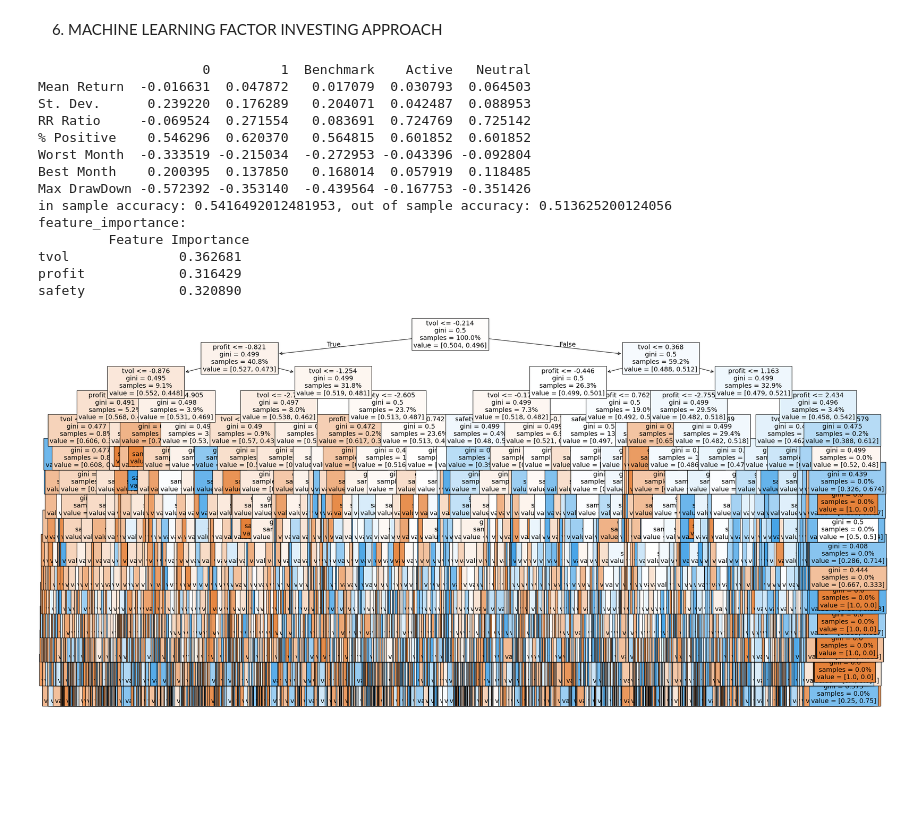
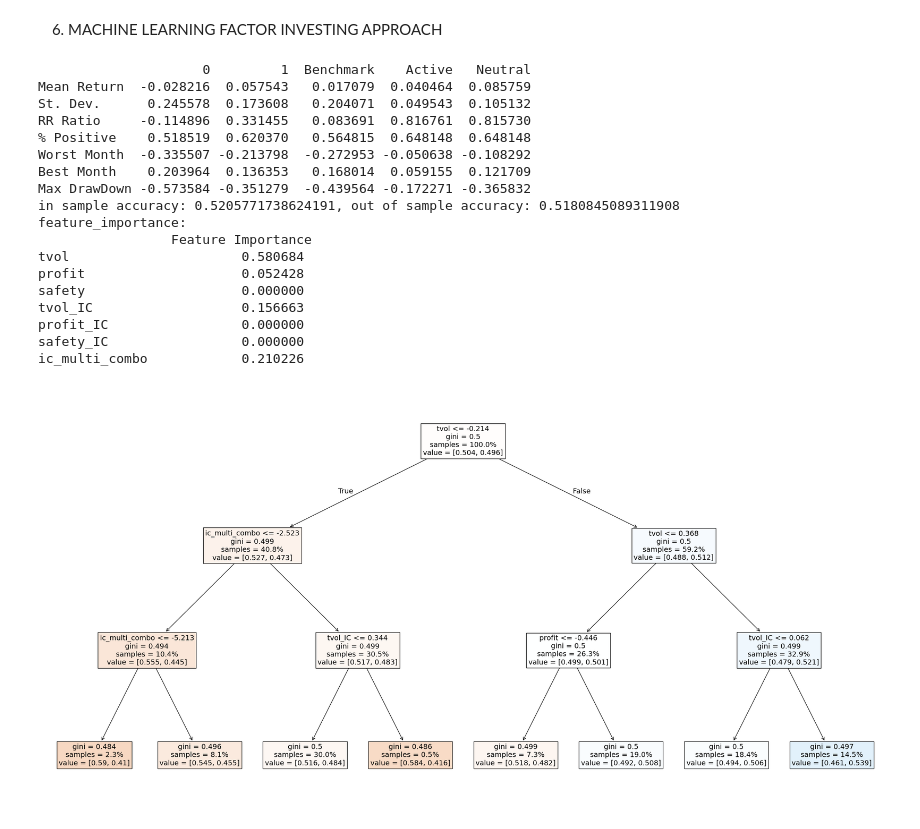
Before and after one commit to Petrichor2390/Portfolio_management, a Jupyter notebook: ass/A_14247617.ipynb, the cells around one changed output. Cells and saved outputs as stored; diff of their text form; code cells hidden in the pictures; blank space fills up the shorter version.

```diff
--- a/ass/A_14247617.ipynb
+++ b/ass/A_14247617.ipynb
@@ -601,7 +667,7 @@ factor_names = ['tvol', 'safety', 'profit']
 frequencies = range(1, 7)
 ir_values = pd.DataFrame(index=frequencies, columns=factor_names, dtype=float)
 
-skip_optimisation = True
+skip_optimisation = False
 if skip_optimisation is not True:
     for factor in factor_names:
         max_IC = -np.inf
@@ -718,0 +859,29 @@ def train_tree(data: pd.DataFrame, train_start_date: str = '1990-01-01', train_e
+# %%
+#diagnostics of optimised factor momentum
+# combo_data['ic_multi_combo'] = (
+#             (combo_data['tvol']   * (1+0.222*combo_data['tvol_IC'])) +
+#             (combo_data['profit'] * (1+0.3838*combo_data['profit_IC'])) +
+#             (combo_data['safety'] * (1+0.1414*combo_data['safety_IC']))
+#         )
+
+combo_data['ic_multi_combo'] = (
+            (combo_data['tvol']   * (1+0.262*combo_data['tvol_IC'])) +
+            (combo_data['profit'] * (1+1.5151*combo_data['profit_IC'])) +
+            (combo_data['safety'] * (1+0.4646*combo_data['safety_IC']))
+        )
+
+combo_data['simple_combo'] = (
+            (combo_data['tvol']   * (1+0*combo_data['tvol_IC'])) +
+            (combo_data['profit'] * (1+0*combo_data['profit_IC'])) +
+            (combo_data['safety'] * (1+0*combo_data['safety_IC']))
+        )
+
+
+
+factor_combo_rets, _, _, perf = ap.backtesting(combo_data['ic_multi_combo'], prices['price'], market_cap['market_cap'], start=train_start_date, end=train_end_date, frequency=frequency, t_cost=rt_cost, N=N)
+print(perf)
+
+#individual factors
+tvol_ret, _, _, _ = ap.backtesting(combo_data['tvol'], prices['price'], market_cap['market_cap'], start=train_start_date, end=train_end_date, frequency=frequency, t_cost=rt_cost, N=N)
+profit_ret, _, _, _ = ap.backtesting(combo_data['profit'], prices['price'], market_cap['market_cap'], start=train_start_date, end=train_end_date, frequency=frequency, t_cost=rt_cost, N=N)
+safety_ret, _, _, _ = ap.backtesting(combo_data['safety'], prices['price'], market_cap['market_cap'], start=train_start_date, end=train_end_date, frequency=frequency, t_cost=rt_cost, N=N)
@@ -721,26 +920,30 @@ def train_tree(data: pd.DataFrame, train_start_date: str = '1990-01-01', train_e
 # %%
 
 #calculate a decision tree for combo data
-clf, ins_accuracy, os_accuracy, ir, feature_importance, x_cols_list = train_tree(combo_data, depth=15)
+clf, ins_accuracy, os_accuracy, ir, feature_importance, x_cols_list = train_tree(combo_data, depth=3)
 plt.figure(figsize=(30,15))
 tree.plot_tree(clf, fontsize=14, feature_names = x_cols_list, filled=True, proportion=True)
 print(f'feature_importance: \n {feature_importance}')
 # %% [output]
                      0         1  Benchmark    Active   Neutral
-Mean Return  -0.016631  0.047872   0.017079  0.030793  0.064503
-St. Dev.      0.239220  0.176289   0.204071  0.042487  0.088953
-RR Ratio     -0.069524  0.271554   0.083691  0.724769  0.725142
-% Positive    0.546296  0.620370   0.564815  0.601852  0.601852
-Worst Month  -0.333519 -0.215034  -0.272953 -0.043396 -0.092804
-Best Month    0.200395  0.137850   0.168014  0.057919  0.118485
-Max DrawDown -0.572392 -0.353140  -0.439564 -0.167753 -0.351426
-in sample accuracy: 0.5416492012481953, out of sample accuracy: 0.513625200124056
+Mean Return  -0.028216  0.057543   0.017079  0.040464  0.085759
+St. Dev.      0.245578  0.173608   0.204071  0.049543  0.105132
+RR Ratio     -0.114896  0.331455   0.083691  0.816761  0.815730
+% Positive    0.518519  0.620370   0.564815  0.648148  0.648148
+Worst Month  -0.335507 -0.213798  -0.272953 -0.050638 -0.108292
+Best Month    0.203964  0.136353   0.168014  0.059155  0.121709
+Max DrawDown -0.573584 -0.351279  -0.439564 -0.172271 -0.365832
+in sample accuracy: 0.5205771738624191, out of sample accuracy: 0.5180845089311908
 feature_importance:
-         Feature Importance
-tvol              0.362681
-profit            0.316429
-safety            0.320890
+                 Feature Importance
+tvol                      0.580684
+profit                    0.052428
+safety                    0.000000
+tvol_IC                   0.156663
+profit_IC                 0.000000
+safety_IC                 0.000000
+ic_multi_combo            0.210226
-[figure, old version]
+[figure, new version]
 # %%
 combo_data_inf = combo_data.join(inflation['Inflation'])
 # %%
```
Also changed, not shown: parts of 21 cells of this notebook, 1 other file.
